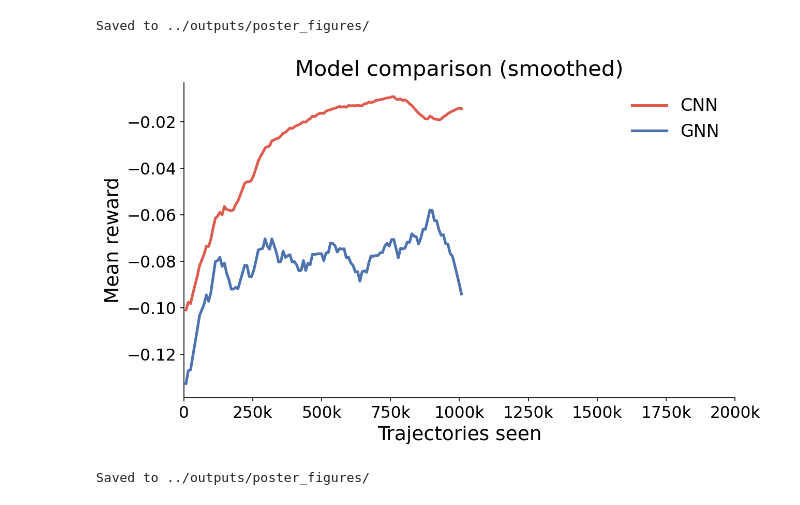
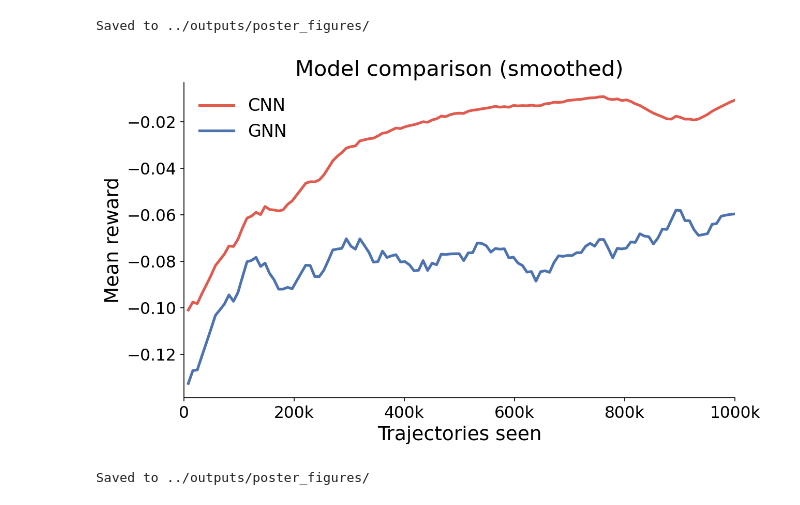
Before and after one commit to denizmsayin/rl-mesh-deformation, a Jupyter notebook: notebooks/poster_plots.ipynb, the cells around one changed output. Cells and saved outputs as stored; diff of their text form; code cells hidden in the pictures.

```diff
--- a/notebooks/poster_plots.ipynb
+++ b/notebooks/poster_plots.ipynb
@@ -286,7 +286,7 @@ print(f'Saved to {OUT}/')
 [figure]
 Saved to ../outputs/poster_figures/
 # %%
-TOTAL_TRAJ = 2_000_000
+TOTAL_TRAJ = 1_000_000
 
 BASE = Path('../outputs/train_matcher/cnn_vs_gnn')
 baseline_runs = {
@@ -299,32 +299,32 @@ BASELINE_COLORS = ['#E05A4E', '#4C72B0', '#55A868', '#C44E52']
 
 fig, ax = plt.subplots(figsize=(9, 5.5))
 
 for (label, df), color in zip(baseline_dfs.items(), BASELINE_COLORS):
     df = df[df['traj'] <= TOTAL_TRAJ]
     traj   = df['traj'].values
     r_mean = df['reward_mean'].values
     r_std  = df['reward_std'].values
 
     # print(r_mean)
     s_mean = smooth(r_mean)
     s_std  = smooth(r_std)
 
     ax.plot(traj, s_mean, color=color, label=label)
 
 ax.set_xlabel('Trajectories seen')
 ax.set_ylabel('Mean reward')
 ax.set_title('Model comparison (smoothed)')
 ax.set_xlim(0, TOTAL_TRAJ)
 ax.legend(frameon=False)
 ax.xaxis.set_major_formatter(ticker.FuncFormatter(
     lambda x, _: f'{int(x/1000)}k' if x > 0 else '0'
 ))
 
 fig.tight_layout()
 fig.savefig(OUT / 'poster_baseline_curves.pdf', bbox_inches='tight')
 fig.savefig(OUT / 'poster_baseline_curves.png', bbox_inches='tight', dpi=300)
 plt.show()
 print(f'Saved to {OUT}/')
 # %% [output]
-[figure, old version]
+[figure, new version]
 Saved to ../outputs/poster_figures/
```
Also changed, not shown: 1 other file.
